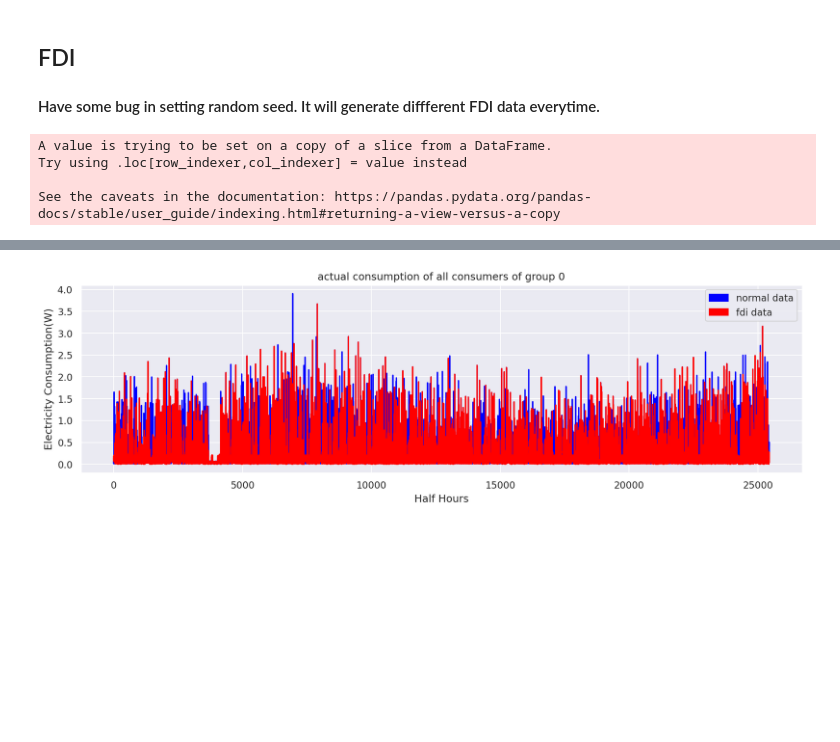
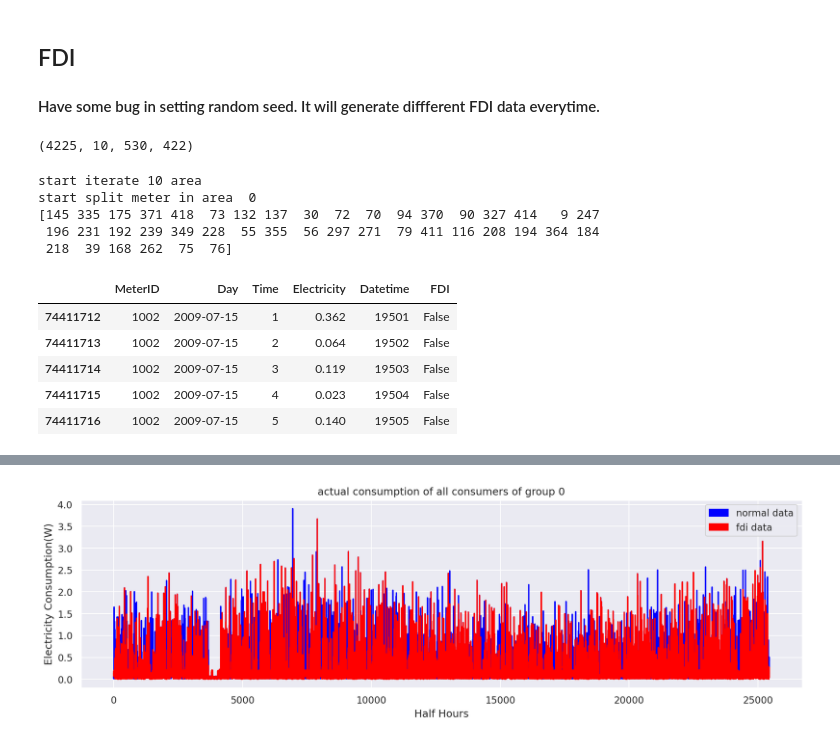
Before and after one commit to BOBO-LU/Non-Technical-Loss, a Jupyter notebook: main-preprocess.ipynb, the cells around one changed output, grey strips where cells are left out. Drawn from its saved outputs; the diff is of its cells as text; code cells hidden in the pictures; blank space fills up the shorter version.

Commit message:
fix fdi attack generator

```diff
--- a/main-preprocess.ipynb
+++ b/main-preprocess.ipynb
@@ -155,3 +234,7 @@ data_group = split_data_to_group(pretty_data, AREA_NUM, METER_IN_RANGE, NUMBER_O
 # %% [markdown]
 ## FDI
 #### Have some bug in setting random seed. It will generate diffferent FDI data everytime.
+# %%
+TOTAL_METER, AREA_NUM, NUMBER_OF_DAYS, METER_IN_RANGE
+# %% [output]
+(4225, 10, 530, 422)
@@ -158,8 +243,18 @@ data_group = split_data_to_group(pretty_data, AREA_NUM, METER_IN_RANGE, NUMBER_O
 # %%
 FDI = FdiGenerator()
-final_data_group, origin_data_group = split_group(data_group, total_meter=TOTAL_METER, area_num=AREA_NUM, total_day=NUMBER_OF_DAYS, group_meter=METER_IN_RANGE, ntl_meter_ratio=0.1, ntl_day_ratio=0.5)
+final_data_group = fdi_attack(data_group, total_meter=TOTAL_METER, area_num=AREA_NUM, total_day=NUMBER_OF_DAYS, group_meter=METER_IN_RANGE, ntl_meter_ratio=0.1, ntl_day_ratio=0.5)
 # %% [output]
-A value is trying to be set on a copy of a slice from a DataFrame.
-Try using .loc[row_indexer,col_indexer] = value instead
-
-See the caveats in the documentation: https://pandas.pydata.org/pandas-docs/stable/user_guide/indexing.html#returning-a-view-versus-a-copy
+start iterate 10 area
+start split meter in area  0
+[145 335 175 371 418  73 132 137  30  72  70  94 370  90 327 414   9 247
+ 196 231 192 239 349 228  55 355  56 297 271  79 411 116 208 194 364 184
+ 218  39 168 262  75  76]
+# %%
+final_data_group[0].head()
+# %% [output]
+|  | MeterID | Day | Time | Electricity | Datetime | FDI |
+| 74411712 | 1002 | 2009-07-15 | 1 | 0.362 | 19501 | False |
+| 74411713 | 1002 | 2009-07-15 | 2 | 0.064 | 19502 | False |
+| 74411714 | 1002 | 2009-07-15 | 3 | 0.119 | 19503 | False |
+| 74411715 | 1002 | 2009-07-15 | 4 | 0.023 | 19504 | False |
+| 74411716 | 1002 | 2009-07-15 | 5 | 0.140 | 19505 | False |
```
Also changed, not shown: parts of 25 cells of this notebook.
